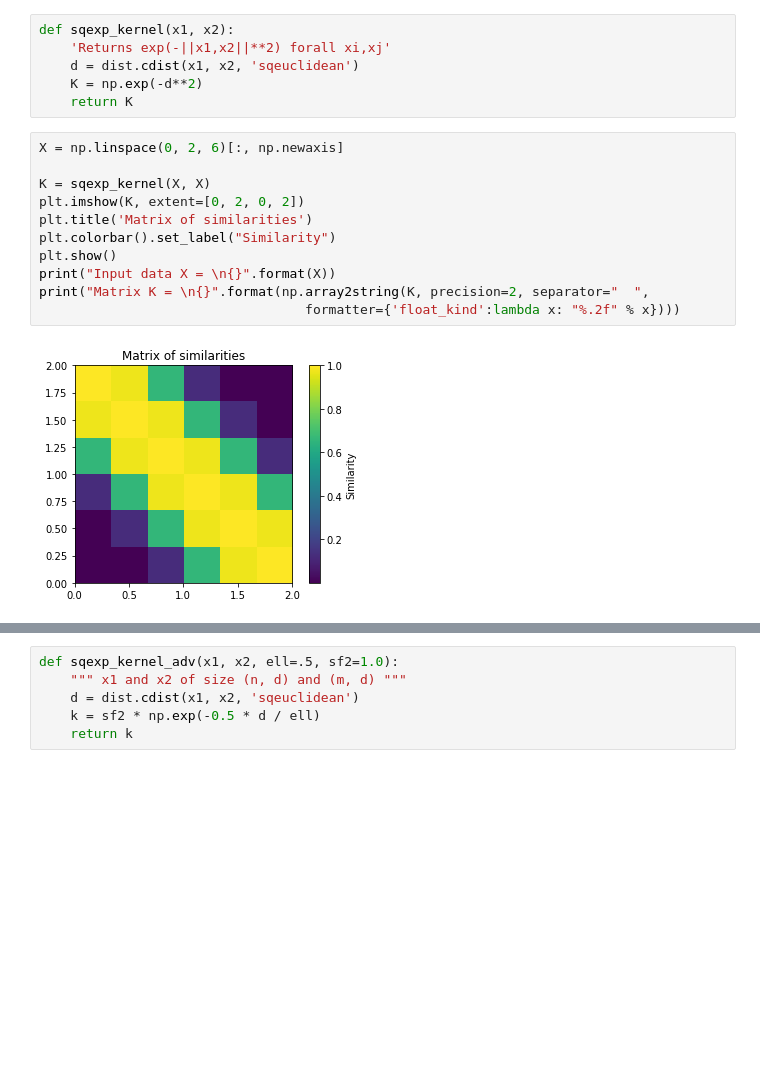
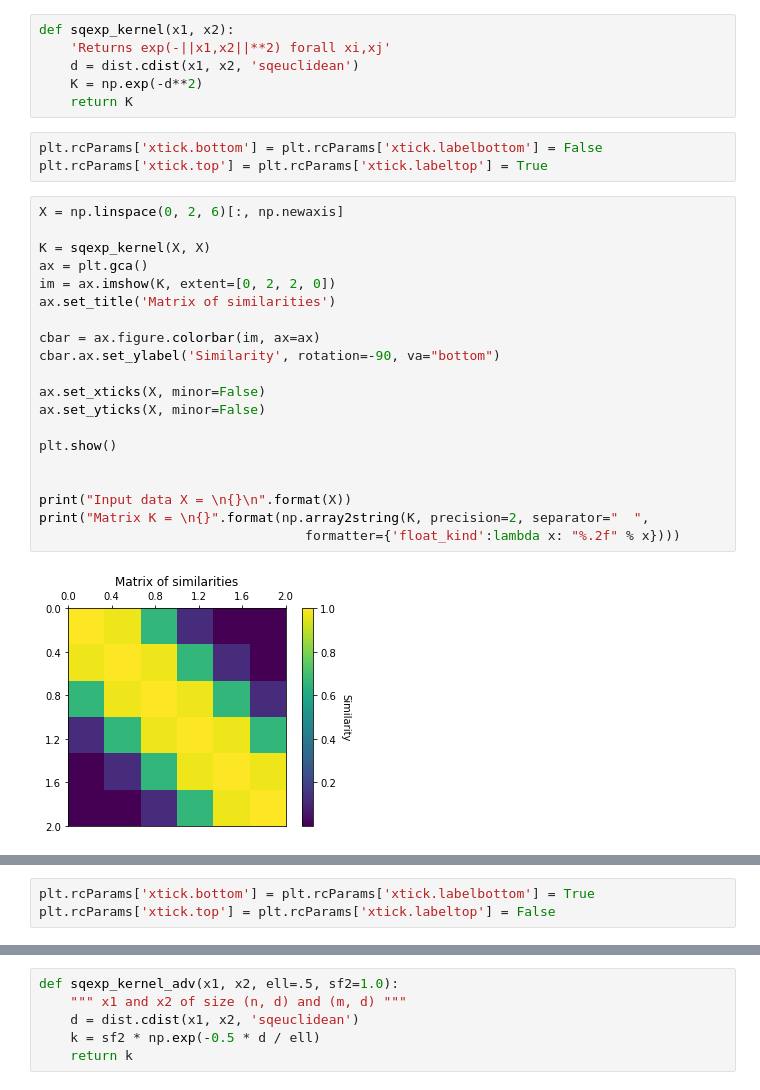
Before and after one commit to LecJackS/CPSC-540-Nando-de-Freitas, a Jupyter notebook: Homework 3 - Bayesian optimization with Gaussian processes.ipynb, the cells around one changed output, grey strips where cells are left out. Cells and saved outputs as stored; diff of their text form; blank space fills up the shorter version.

Commit message:
visualization updates

```diff
--- a/Homework 3 - Bayesian optimization with Gaussian processes.ipynb
+++ b/Homework 3 - Bayesian optimization with Gaussian processes.ipynb
@@ -73,19 +73,31 @@ def sqexp_kernel(x1, x2):
     d = dist.cdist(x1, x2, 'sqeuclidean')
     K = np.exp(-d**2)
     return K
+# %%
+plt.rcParams['xtick.bottom'] = plt.rcParams['xtick.labelbottom'] = False
+plt.rcParams['xtick.top'] = plt.rcParams['xtick.labeltop'] = True
 # %%
 X = np.linspace(0, 2, 6)[:, np.newaxis]
 
 K = sqexp_kernel(X, X)
-plt.imshow(K, extent=[0, 2, 0, 2])
-plt.title('Matrix of similarities')
-plt.colorbar().set_label("Similarity")
+ax = plt.gca()
+im = ax.imshow(K, extent=[0, 2, 2, 0])
+ax.set_title('Matrix of similarities')
+
+cbar = ax.figure.colorbar(im, ax=ax)
+cbar.ax.set_ylabel('Similarity', rotation=-90, va="bottom")
+
+ax.set_xticks(X, minor=False)
+ax.set_yticks(X, minor=False)
+
 plt.show()
-print("Input data X = \n{}".format(X))
+
+
+print("Input data X = \n{}\n".format(X))
 print("Matrix K = \n{}".format(np.array2string(K, precision=2, separator="  ",
                                   formatter={'float_kind':lambda x: "%.2f" % x})))
 # %% [output]
-[figure, old version]
+[figure, new version]
 Input data X =
 [[0. ]
  [0.4]
@@ -100,3 +113,6 @@ Matrix K =
  [0.13  0.66  0.97  1.00  0.97  0.66]
  [0.00  0.13  0.66  0.97  1.00  0.97]
  [0.00  0.00  0.13  0.66  0.97  1.00]]
+# %%
+plt.rcParams['xtick.bottom'] = plt.rcParams['xtick.labelbottom'] = True
+plt.rcParams['xtick.top'] = plt.rcParams['xtick.labeltop'] = False
```
Also changed, not shown: parts of 24 cells of this notebook, 4 other files.
